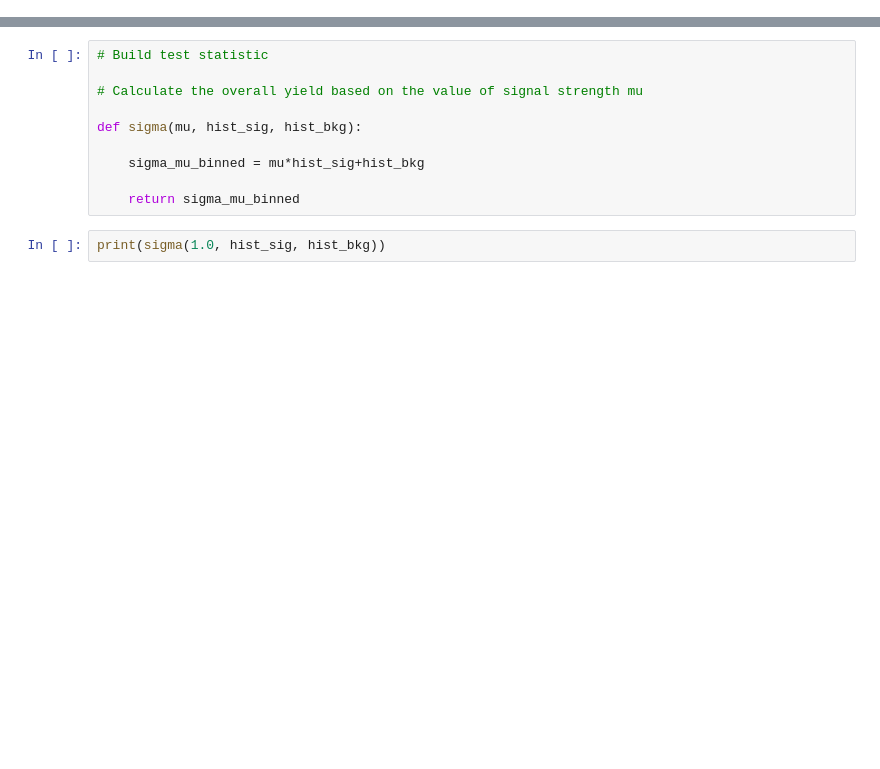
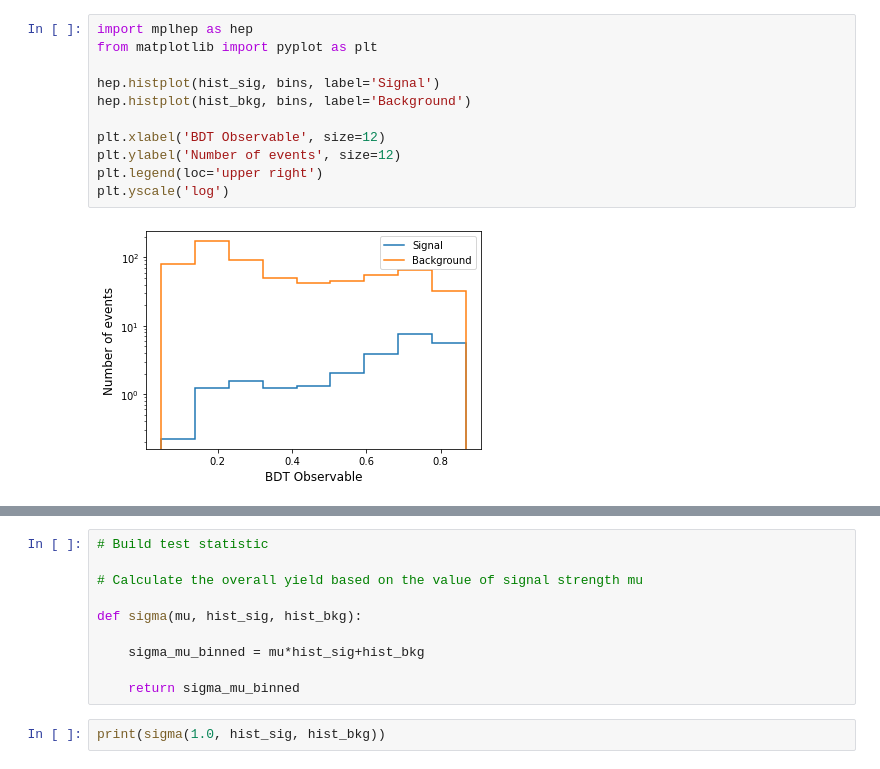
Before and after one commit to hsf-india-may2023/JAX_in_HEP, a Jupyter notebook: Exercise_2.ipynb, the cells around one changed output, grey strips where cells are left out. Saved outputs shown, nothing was run; the diff lists cells and outputs as text; blank space fills up the shorter version.

```diff
--- a/Exercise_2.ipynb
+++ b/Exercise_2.ipynb
@@ -36,0 +26,13 @@ plt.yscale('log')
+# %%
+import mplhep as hep
+from matplotlib import pyplot as plt
+
+hep.histplot(hist_sig, bins, label='Signal')
+hep.histplot(hist_bkg, bins, label='Background')
+
+plt.xlabel('BDT Observable', size=12)
+plt.ylabel('Number of events', size=12)
+plt.legend(loc='upper right')
+plt.yscale('log')
+# %% [output]
+[figure, added]
```
Also changed, not shown: parts of 32 cells of this notebook, 3 other files.
